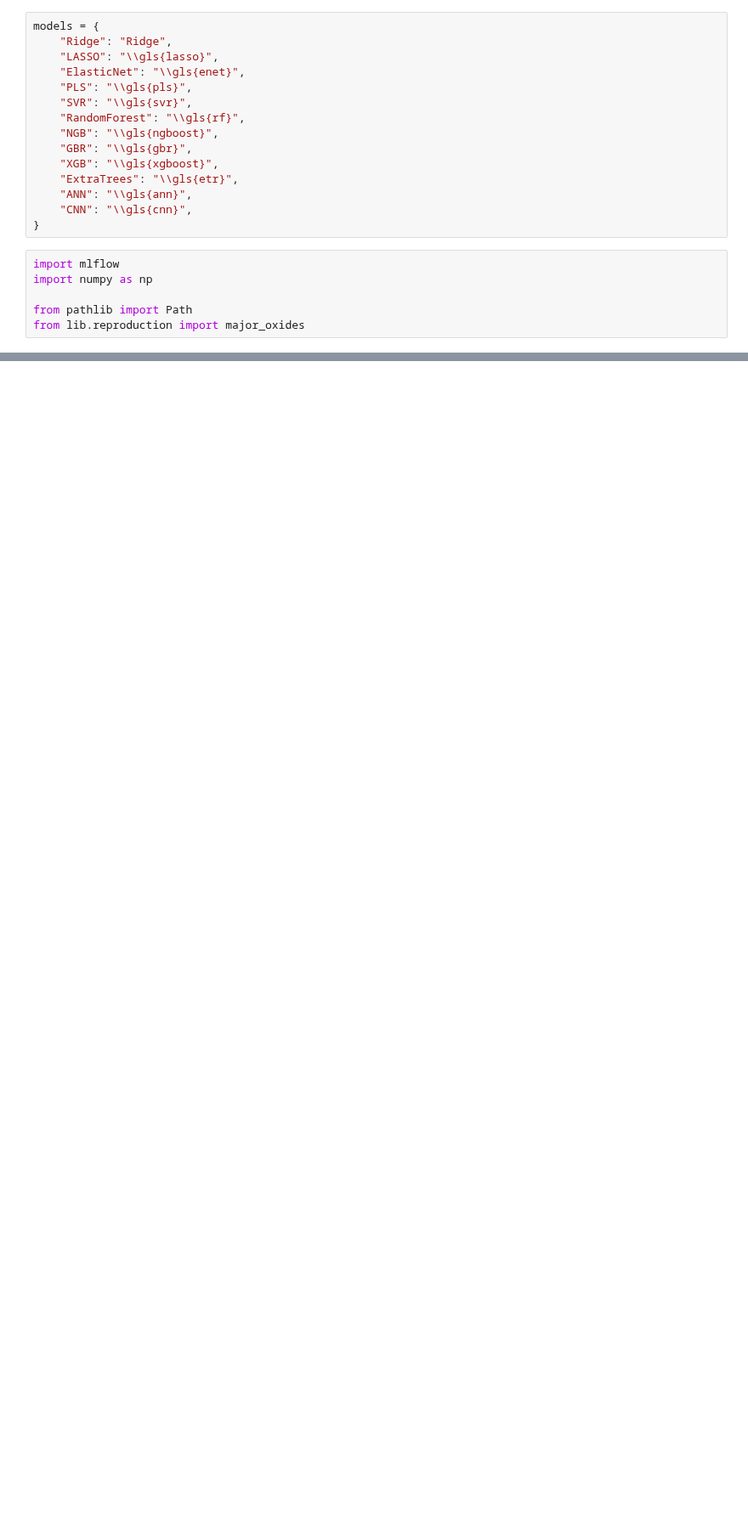
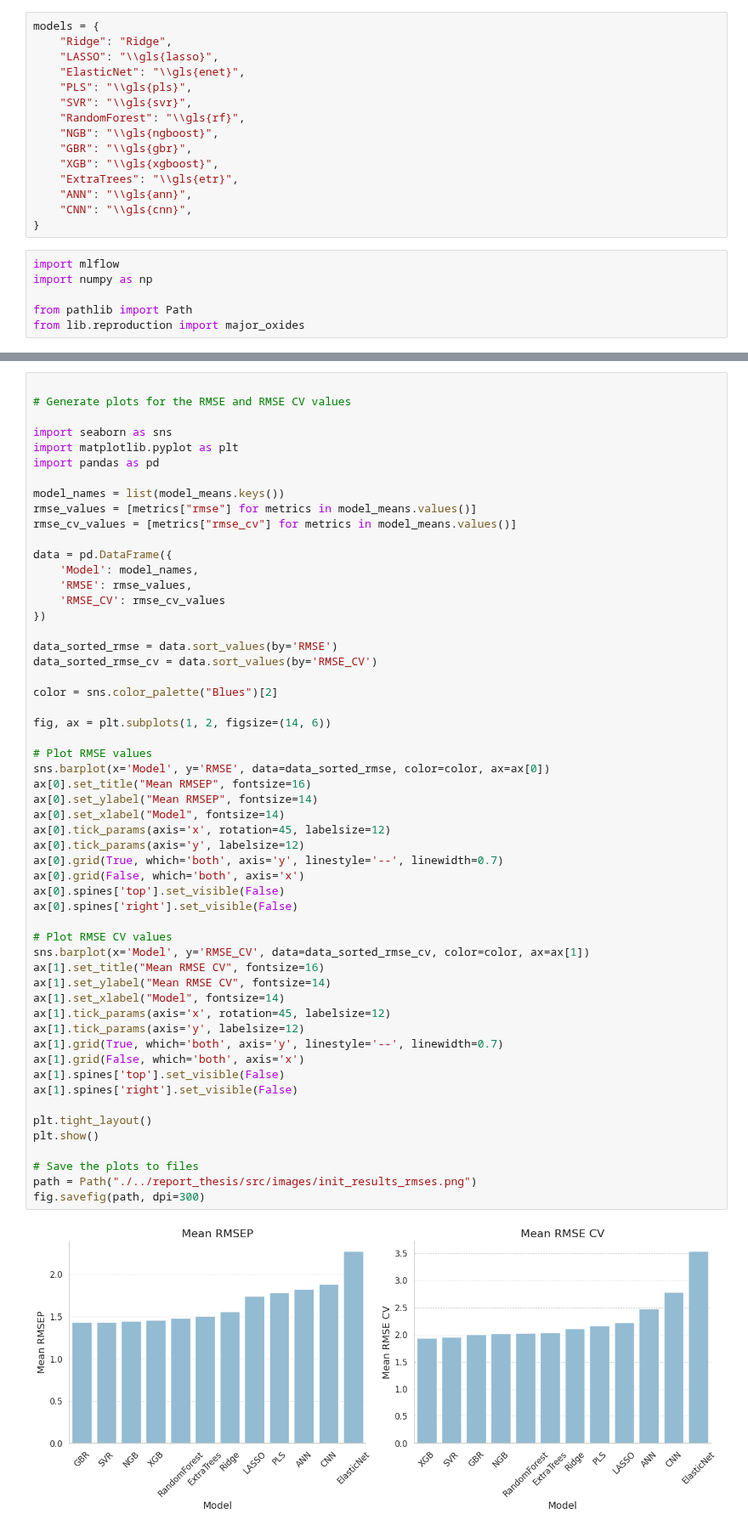
Before and after one commit to chhoumann/thesis-chemcam, a Jupyter notebook: baseline/generate_init_results_table.ipynb, the cells around one changed output, grey strips where cells are left out. Shown at 85% size. Saved outputs shown, nothing was run; the diff lists cells and outputs as text; blank space fills up the shorter version.

Commit message:
figure

```diff
--- a/baseline/generate_init_results_table.ipynb
+++ b/baseline/generate_init_results_table.ipynb
@@ -159,3 +196,60 @@ path = Path("./../report_thesis/src/sections/results/init_results_table.tex")
 
 with open(path, "w") as file:
     file.write(latex_table)
+# %%
+
+# Generate plots for the RMSE and RMSE CV values
+
+import seaborn as sns
+import matplotlib.pyplot as plt
+import pandas as pd
+
+model_names = list(model_means.keys())
+rmse_values = [metrics["rmse"] for metrics in model_means.values()]
+rmse_cv_values = [metrics["rmse_cv"] for metrics in model_means.values()]
+
+data = pd.DataFrame({
+    'Model': model_names,
+    'RMSE': rmse_values,
+    'RMSE_CV': rmse_cv_values
+})
+
+data_sorted_rmse = data.sort_values(by='RMSE')
+data_sorted_rmse_cv = data.sort_values(by='RMSE_CV')
+
+color = sns.color_palette("Blues")[2]
+
+fig, ax = plt.subplots(1, 2, figsize=(14, 6))
+
+# Plot RMSE values
+sns.barplot(x='Model', y='RMSE', data=data_sorted_rmse, color=color, ax=ax[0])
+ax[0].set_title("Mean RMSEP", fontsize=16)
+ax[0].set_ylabel("Mean RMSEP", fontsize=14)
+ax[0].set_xlabel("Model", fontsize=14)
+ax[0].tick_params(axis='x', rotation=45, labelsize=12)
+ax[0].tick_params(axis='y', labelsize=12)
+ax[0].grid(True, which='both', axis='y', linestyle='--', linewidth=0.7)
+ax[0].grid(False, which='both', axis='x')
+ax[0].spines['top'].set_visible(False)
+ax[0].spines['right'].set_visible(False)
+
+# Plot RMSE CV values
+sns.barplot(x='Model', y='RMSE_CV', data=data_sorted_rmse_cv, color=color, ax=ax[1])
+ax[1].set_title("Mean RMSE CV", fontsize=16)
+ax[1].set_ylabel("Mean RMSE CV", fontsize=14)
+ax[1].set_xlabel("Model", fontsize=14)
+ax[1].tick_params(axis='x', rotation=45, labelsize=12)
+ax[1].tick_params(axis='y', labelsize=12)
+ax[1].grid(True, which='both', axis='y', linestyle='--', linewidth=0.7)
+ax[1].grid(False, which='both', axis='x')
+ax[1].spines['top'].set_visible(False)
+ax[1].spines['right'].set_visible(False)
+
+plt.tight_layout()
+plt.show()
+
+# Save the plots to files
+path = Path("./../report_thesis/src/images/init_results_rmses.png")
+fig.savefig(path, dpi=300)
+# %% [output]
+[figure, added]
```
Also changed, not shown: parts of 3 cells of this notebook, 2 other files.
